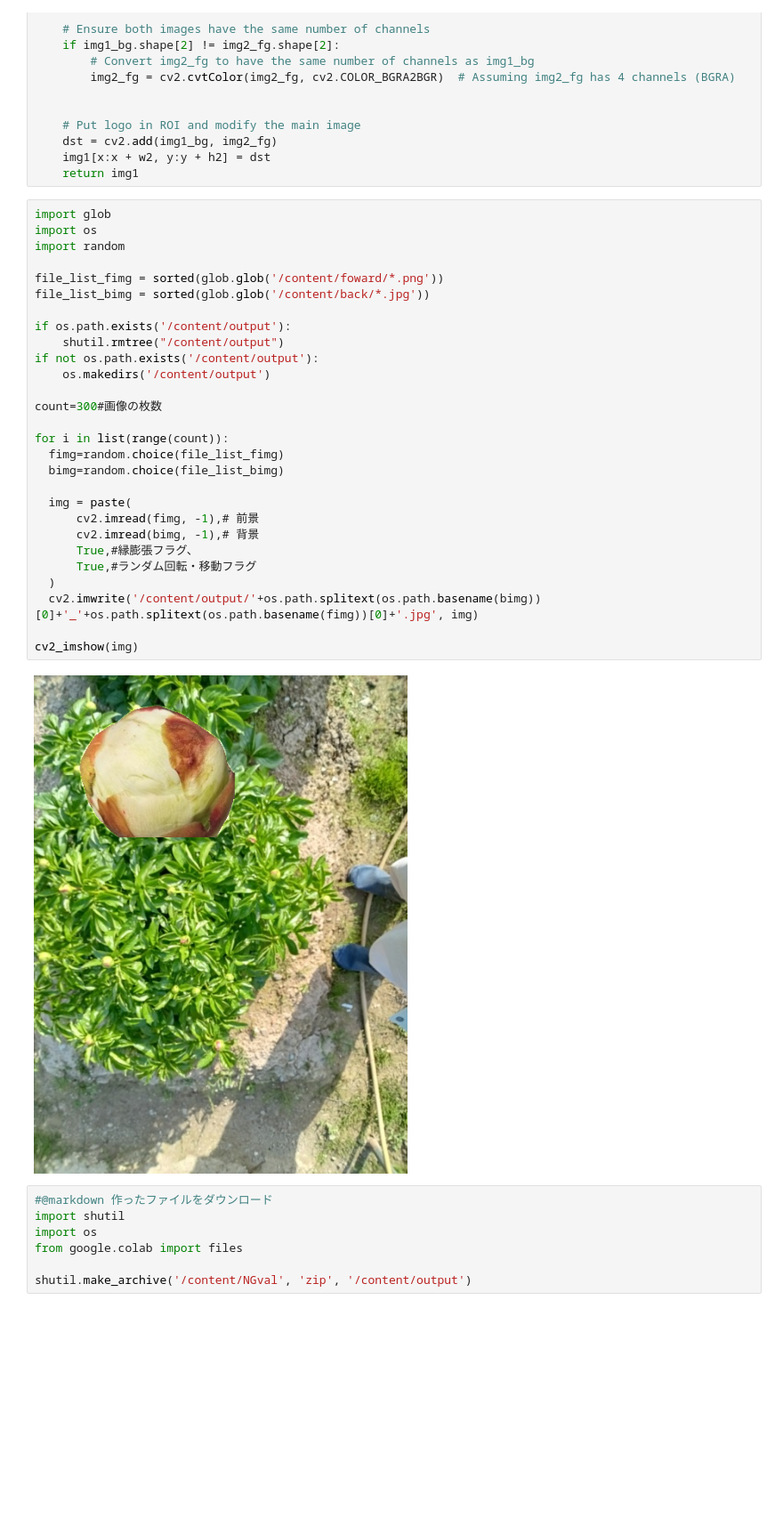
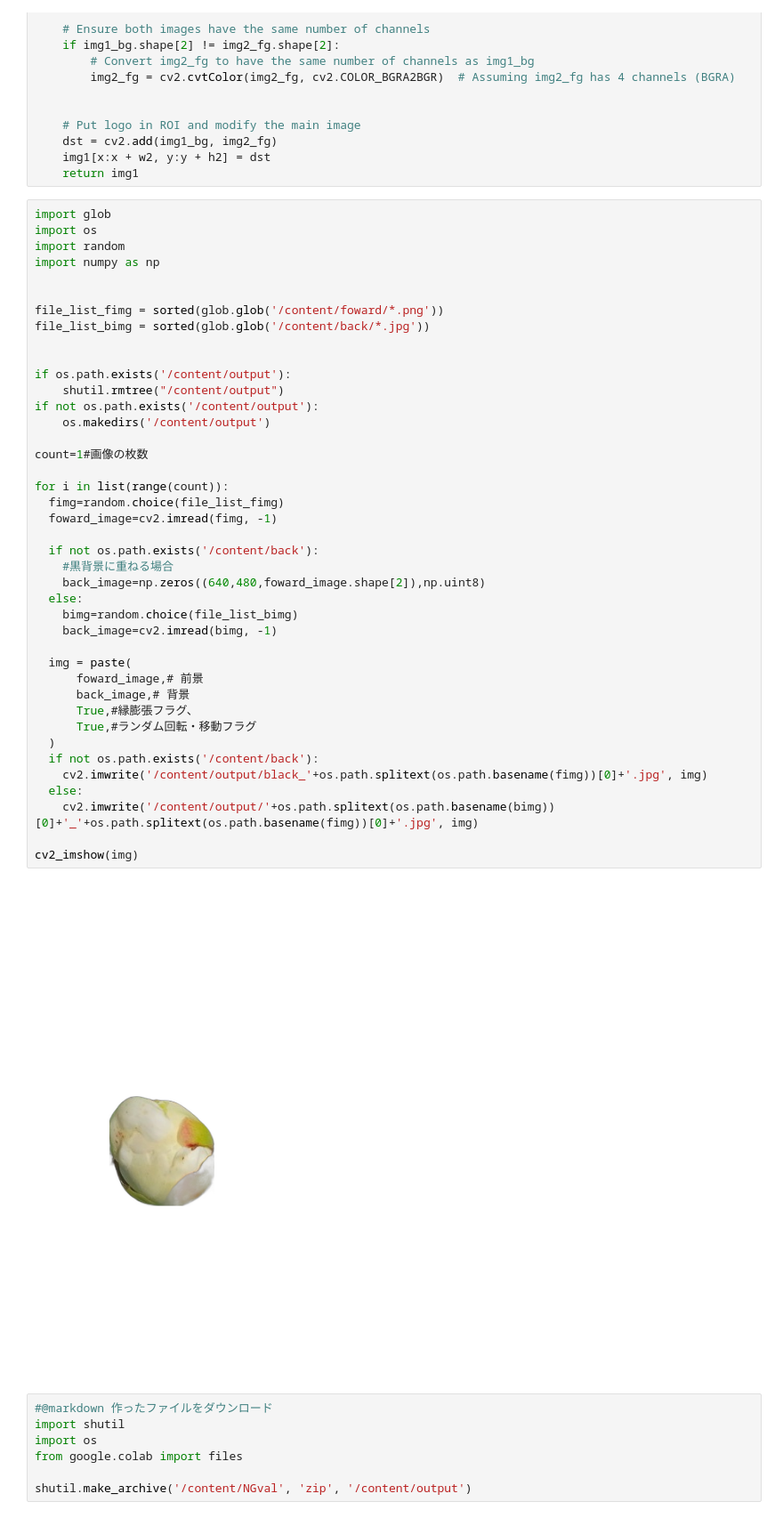
Before and after one commit to 1900690/image-movie-editing, a Jupyter notebook: 背景と合成.ipynb, the cells around one changed output. Shown at 89% size. Cells and saved outputs as stored; diff of their text form; blank space fills up the shorter version.

```diff
--- a/背景と合成.ipynb
+++ b/背景と合成.ipynb
@@ -133,33 +133,46 @@ def paste(fg, bg, mask_flg=True, random_flg=True):
 # %%
 import glob
 import os
 import random
+import numpy as np
+
 
 file_list_fimg = sorted(glob.glob('/content/foward/*.png'))
 file_list_bimg = sorted(glob.glob('/content/back/*.jpg'))
+
 
 if os.path.exists('/content/output'):
     shutil.rmtree("/content/output")
 if not os.path.exists('/content/output'):
     os.makedirs('/content/output')
 
-count=300#画像の枚数
+count=1#画像の枚数
 
 for i in list(range(count)):
   fimg=random.choice(file_list_fimg)
-  bimg=random.choice(file_list_bimg)
+  foward_image=cv2.imread(fimg, -1)
+
+  if not os.path.exists('/content/back'):
+    #黒背景に重ねる場合
+    back_image=np.zeros((640,480,foward_image.shape[2]),np.uint8)
+  else:
+    bimg=random.choice(file_list_bimg)
+    back_image=cv2.imread(bimg, -1)
 
   img = paste(
-      cv2.imread(fimg, -1),# 前景
-      cv2.imread(bimg, -1),# 背景
+      foward_image,# 前景
+      back_image,# 背景
       True,#縁膨張フラグ、
       True,#ランダム回転・移動フラグ
   )
-  cv2.imwrite('/content/output/'+os.path.splitext(os.path.basename(bimg))[0]+'_'+os.path.splitext(os.path.basename(fimg))[0]+'.jpg', img)
+  if not os.path.exists('/content/back'):
+    cv2.imwrite('/content/output/black_'+os.path.splitext(os.path.basename(fimg))[0]+'.jpg', img)
+  else:
+    cv2.imwrite('/content/output/'+os.path.splitext(os.path.basename(bimg))[0]+'_'+os.path.splitext(os.path.basename(fimg))[0]+'.jpg', img)
 
 cv2_imshow(img)
 # %% [output]
-[figure, old version]
+[figure, new version]
 # %%
 #@markdown 作ったファイルをダウンロード
 import shutil
```
Also changed, not shown: parts of 1 cell of this notebook.
